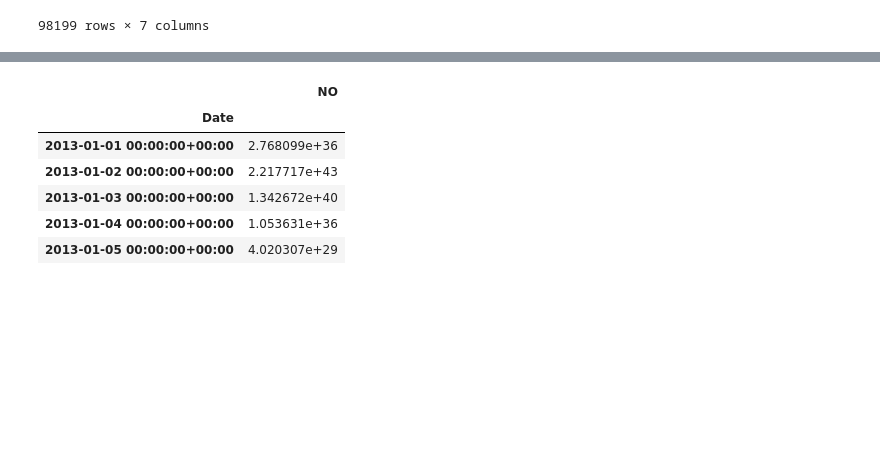
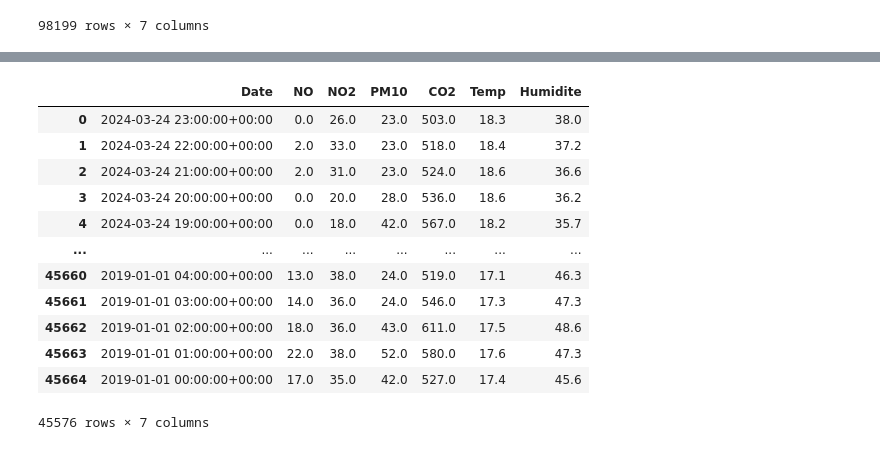
Before and after one commit to StAntho/WeatherPrevisions, a Jupyter notebook: pollution.ipynb, the cells around one changed output, grey strips where cells are left out. Cells and saved outputs as stored; diff of their text form; code cells hidden in the pictures; blank space fills up the shorter version.

```diff
--- a/pollution.ipynb
+++ b/pollution.ipynb
@@ -53,6 +77,24 @@ df_pollution
 df_pollution = df_pollution.rename(columns={"dateheure": "Date", "nocha4": "NO", "n2cha4": "NO2", "10cha4": "PM10", "c2cha4": "CO2", "tcha4": "Temp", "hycha4": "Humidite"}, errors="raise")
 df_pollution['NO'] = df_pollution['NO'].str.replace('ND', '0')
 df_pollution['NO'] = df_pollution['NO'].str.replace('<', '')
+df_pollution['NO'] = df_pollution['NO'].str.replace('>', '')
+df_pollution['NO2'] = df_pollution['NO2'].str.replace('ND', '0')
+df_pollution['NO2'] = df_pollution['NO2'].str.replace('<', '')
+df_pollution['NO2'] = df_pollution['NO2'].str.replace('>', '')
+df_pollution['PM10'] = df_pollution['PM10'].str.replace('ND', '0')
+df_pollution['PM10'] = df_pollution['PM10'].str.replace('<', '')
+df_pollution['PM10'] = df_pollution['PM10'].str.replace('>', '')
+df_pollution['CO2'] = df_pollution['CO2'].str.replace('ND', '0')
+df_pollution['CO2'] = df_pollution['CO2'].str.replace('<', '')
+df_pollution['CO2'] = df_pollution['CO2'].str.replace('>', '')
+df_pollution['Temp'] = df_pollution['Temp'].str.replace('ND', '0')
+df_pollution['Temp'] = df_pollution['Temp'].str.replace('<', '')
+df_pollution['Temp'] = df_pollution['Temp'].str.replace('>', '')
+df_pollution['Temp'] = df_pollution['Temp'].replace(',','.', regex=True).astype(float)
+df_pollution['Humidite'] = df_pollution['Humidite'].str.replace('ND', '0')
+df_pollution['Humidite'] = df_pollution['Humidite'].str.replace('<', '')
+df_pollution['Humidite'] = df_pollution['Humidite'].str.replace('>', '')
+df_pollution['Humidite'] = df_pollution['Humidite'].replace(',','.', regex=True).astype(float)
 df_pollution.dropna(subset=['NO'], inplace=True)
 df_pollution.dropna(subset=['NO2'], inplace=True)
 df_pollution.dropna(subset=['PM10'], inplace=True)
@@ -75 +117,9 @@ df_pollution
 73496 rows × 7 columns
+# %%
+df_pollution['NO'] = df_pollution.NO.astype(float)
+df_pollution['NO2'] = df_pollution.NO2.astype(float)
+df_pollution['PM10'] = df_pollution.PM10.astype(float)
+df_pollution['CO2'] = df_pollution.CO2.astype(float)
+df_pollution['Temp'] = df_pollution.Temp.astype(float)
+df_pollution['Temp'] = df_pollution.Temp.astype(float)
+df_pollution.info()
@@ -76,13 +141,18 @@ df_pollution
 # %%
 df_pollution['Date'] = pd.to_datetime(df_pollution['Date'])
-df_pollution = df_pollution.set_index('Date').sort_index()
-df_pollution = df_pollution.resample('D').mean()
-df_pollution.head()
+df_pollution_min = df_pollution[~(df_pollution['Date'] < '2019-01-01')]
+df_pollution_min
 # %% [output]
-|  | NO |
-| Date |  |
-| 2013-01-01 00:00:00+00:00 | 2.768099e+36 |
-| 2013-01-02 00:00:00+00:00 | 2.217717e+43 |
-| 2013-01-03 00:00:00+00:00 | 1.342672e+40 |
-| 2013-01-04 00:00:00+00:00 | 1.053631e+36 |
-| 2013-01-05 00:00:00+00:00 | 4.020307e+29 |
+|  | Date | NO | NO2 | PM10 | CO2 | Temp | Humidite |
+| 0 | 2024-03-24 23:00:00+00:00 | 0.0 | 26.0 | 23.0 | 503.0 | 18.3 | 38.0 |
+| 1 | 2024-03-24 22:00:00+00:00 | 2.0 | 33.0 | 23.0 | 518.0 | 18.4 | 37.2 |
+| 2 | 2024-03-24 21:00:00+00:00 | 2.0 | 31.0 | 23.0 | 524.0 | 18.6 | 36.6 |
+| 3 | 2024-03-24 20:00:00+00:00 | 0.0 | 20.0 | 28.0 | 536.0 | 18.6 | 36.2 |
+| 4 | 2024-03-24 19:00:00+00:00 | 0.0 | 18.0 | 42.0 | 567.0 | 18.2 | 35.7 |
+| ... | ... | ... | ... | ... | ... | ... | ... |
+| 45660 | 2019-01-01 04:00:00+00:00 | 13.0 | 38.0 | 24.0 | 519.0 | 17.1 | 46.3 |
+| 45661 | 2019-01-01 03:00:00+00:00 | 14.0 | 36.0 | 24.0 | 546.0 | 17.3 | 47.3 |
+| 45662 | 2019-01-01 02:00:00+00:00 | 18.0 | 36.0 | 43.0 | 611.0 | 17.5 | 48.6 |
+| 45663 | 2019-01-01 01:00:00+00:00 | 22.0 | 38.0 | 52.0 | 580.0 | 17.6 | 47.3 |
+| 45664 | 2019-01-01 00:00:00+00:00 | 17.0 | 35.0 | 42.0 | 527.0 | 17.4 | 45.6 |
+45576 rows × 7 columns
```
Also changed, not shown: parts of 14 cells of this notebook.
